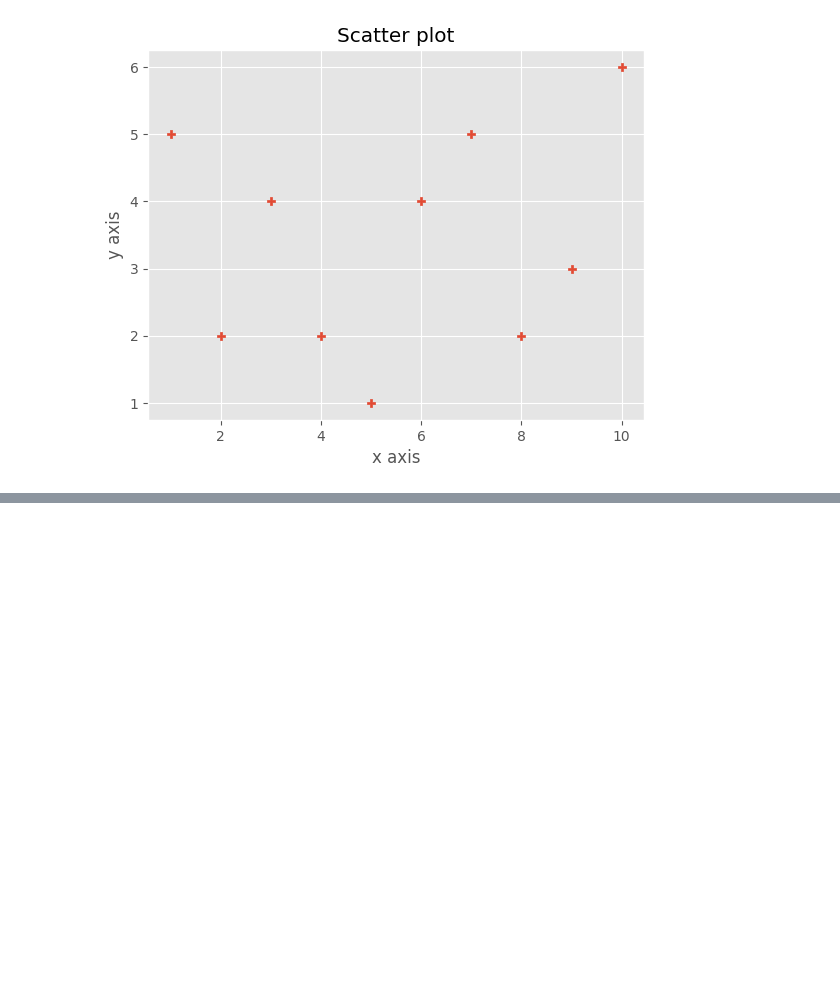
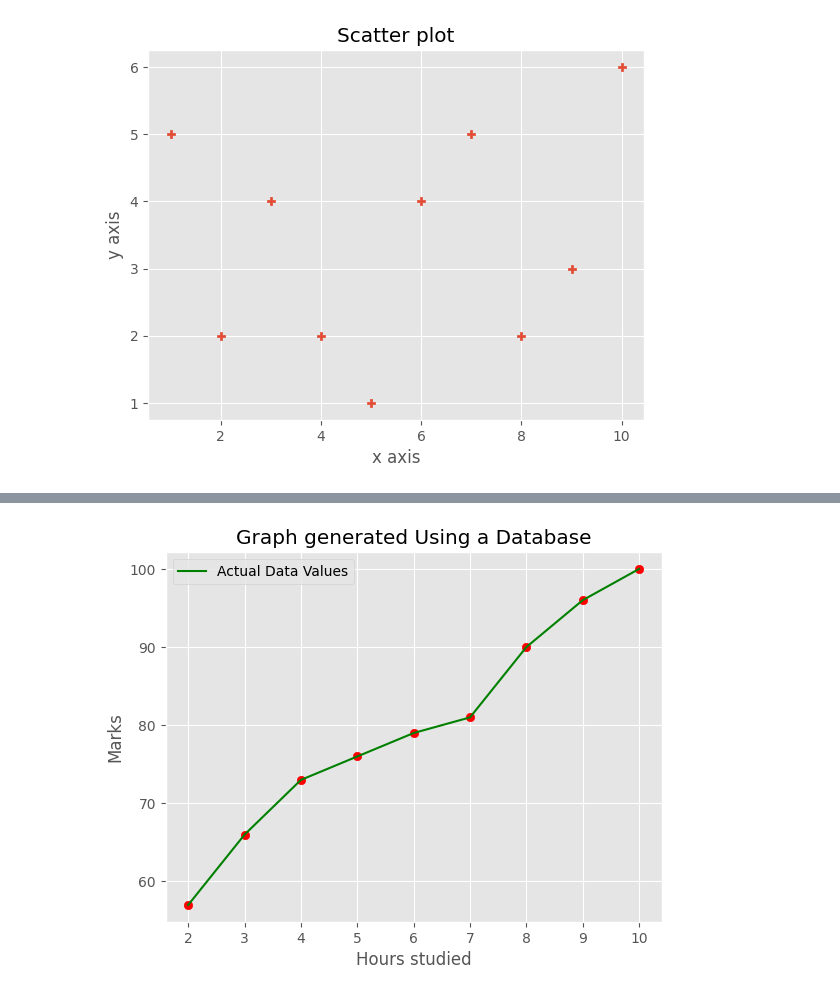
Before and after one commit to kasimlohar/Advance_Python, a Jupyter notebook: matplotlib.ipynb, the cells around one changed output, grey strips where cells are left out. Saved outputs shown, nothing was run; the diff lists cells and outputs as text; code cells hidden in the pictures; blank space fills up the shorter version.

```diff
--- a/matplotlib.ipynb
+++ b/matplotlib.ipynb
@@ -105,0 +117,15 @@ plt.show()
+# %%
+# https://raw.githubusercontent.com/yash240990/Python/master/Grade_Set_1.csv
+# Generate Graphs Using A Dataset
+data = pd.read_csv('https://raw.githubusercontent.com/yash240990/Python/master/Grade_Set_1.csv')
+data
+
+plt.scatter(data.Hours_Studied, data.Test_Grade, color = 'red')
+plt.plot(data.Hours_Studied, data.Test_Grade, color = 'green', label = 'Actual Data Values')
+plt.title('Graph generated Using a Database')
+plt.xlabel('Hours studied')
+plt.ylabel('Marks')
+plt.legend()
+plt.show()
+# %% [output]
+[figure, added]
```
Also changed, not shown: parts of 8 cells of this notebook.
